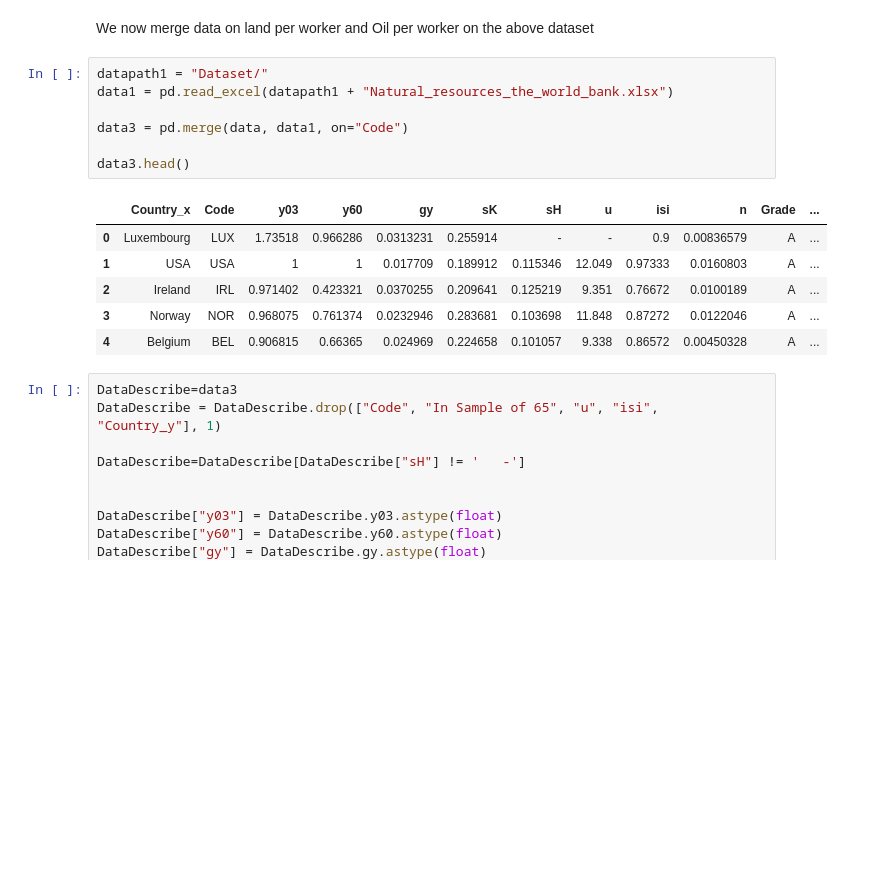
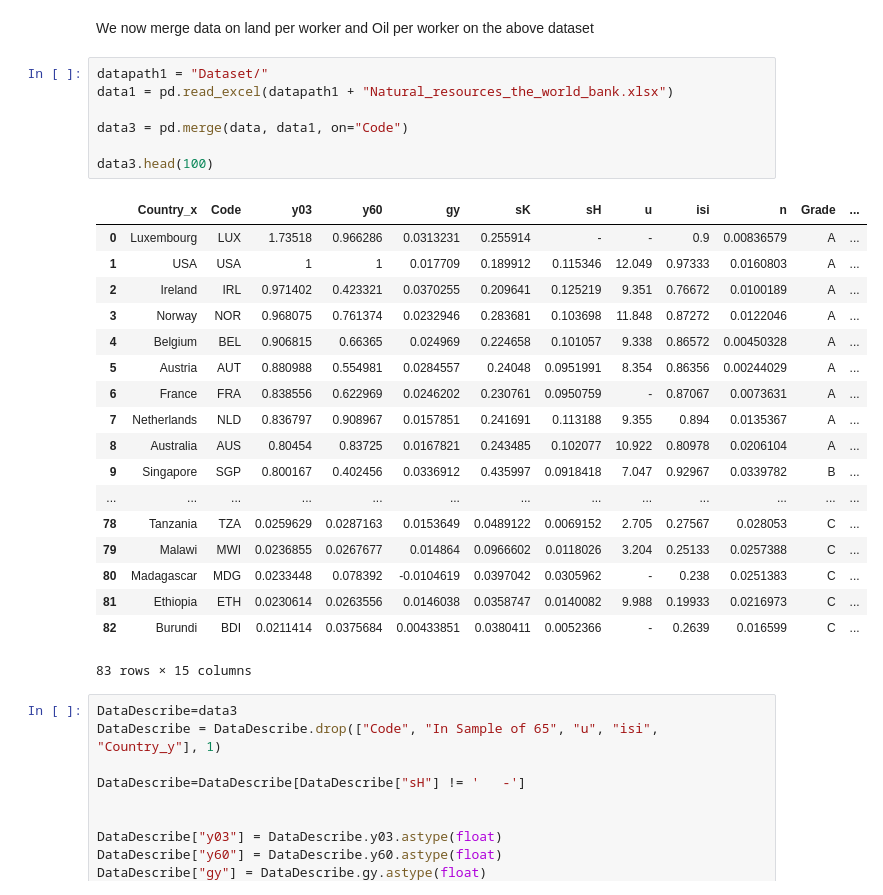
Before and after one commit to NumEconCopenhagen/projects-2019-ccl, a Jupyter notebook: modelproject/modelproject.ipynb, the cells around one changed output. Drawn from its saved outputs; the diff is of its cells as text; blank space fills up the shorter version.

```diff
--- a/modelproject/modelproject.ipynb
+++ b/modelproject/modelproject.ipynb
@@ -50,17 +50,29 @@ We now merge data on land per worker and Oil per worker on the above dataset
 # %%
 datapath1 = "Dataset/"
 data1 = pd.read_excel(datapath1 + "Natural_resources_the_world_bank.xlsx")
 
 data3 = pd.merge(data, data1, on="Code")
 
-data3.head()
+data3.head(100)
 # %% [output]
 |  | Country_x | Code | y03 | y60 | gy | sK | sH | u | isi | n | Grade | ... |
 | 0 | Luxembourg | LUX | 1.73518 | 0.966286 | 0.0313231 | 0.255914 | - | - | 0.9 | 0.00836579 | A | ... |
 | 1 | USA | USA | 1 | 1 | 0.017709 | 0.189912 | 0.115346 | 12.049 | 0.97333 | 0.0160803 | A | ... |
 | 2 | Ireland | IRL | 0.971402 | 0.423321 | 0.0370255 | 0.209641 | 0.125219 | 9.351 | 0.76672 | 0.0100189 | A | ... |
 | 3 | Norway | NOR | 0.968075 | 0.761374 | 0.0232946 | 0.283681 | 0.103698 | 11.848 | 0.87272 | 0.0122046 | A | ... |
 | 4 | Belgium | BEL | 0.906815 | 0.66365 | 0.024969 | 0.224658 | 0.101057 | 9.338 | 0.86572 | 0.00450328 | A | ... |
+| 5 | Austria | AUT | 0.880988 | 0.554981 | 0.0284557 | 0.24048 | 0.0951991 | 8.354 | 0.86356 | 0.00244029 | A | ... |
+| 6 | France | FRA | 0.838556 | 0.622969 | 0.0246202 | 0.230761 | 0.0950759 | - | 0.87067 | 0.0073631 | A | ... |
+| 7 | Netherlands | NLD | 0.836797 | 0.908967 | 0.0157851 | 0.241691 | 0.113188 | 9.355 | 0.894 | 0.0135367 | A | ... |
+| 8 | Australia | AUS | 0.80454 | 0.83725 | 0.0167821 | 0.243485 | 0.102077 | 10.922 | 0.80978 | 0.0206104 | A | ... |
+| 9 | Singapore | SGP | 0.800167 | 0.402456 | 0.0336912 | 0.435997 | 0.0918418 | 7.047 | 0.92967 | 0.0339782 | B | ... |
+| ... | ... | ... | ... | ... | ... | ... | ... | ... | ... | ... | ... | ... |
+| 78 | Tanzania | TZA | 0.0259629 | 0.0287163 | 0.0153649 | 0.0489122 | 0.0069152 | 2.705 | 0.27567 | 0.028053 | C | ... |
+| 79 | Malawi | MWI | 0.0236855 | 0.0267677 | 0.014864 | 0.0966602 | 0.0118026 | 3.204 | 0.25133 | 0.0257388 | C | ... |
+| 80 | Madagascar | MDG | 0.0233448 | 0.078392 | -0.0104619 | 0.0397042 | 0.0305962 | - | 0.238 | 0.0251383 | C | ... |
+| 81 | Ethiopia | ETH | 0.0230614 | 0.0263556 | 0.0146038 | 0.0358747 | 0.0140082 | 9.988 | 0.19933 | 0.0216973 | C | ... |
+| 82 | Burundi | BDI | 0.0211414 | 0.0375684 | 0.00433851 | 0.0380411 | 0.0052366 | - | 0.2639 | 0.016599 | C | ... |
+83 rows × 15 columns
 # %%
 DataDescribe=data3
 DataDescribe = DataDescribe.drop(["Code", "In Sample of 65", "u", "isi", "Country_y"], 1)
```
Also changed, not shown: parts of 1 cell of this notebook, 1 other file.
